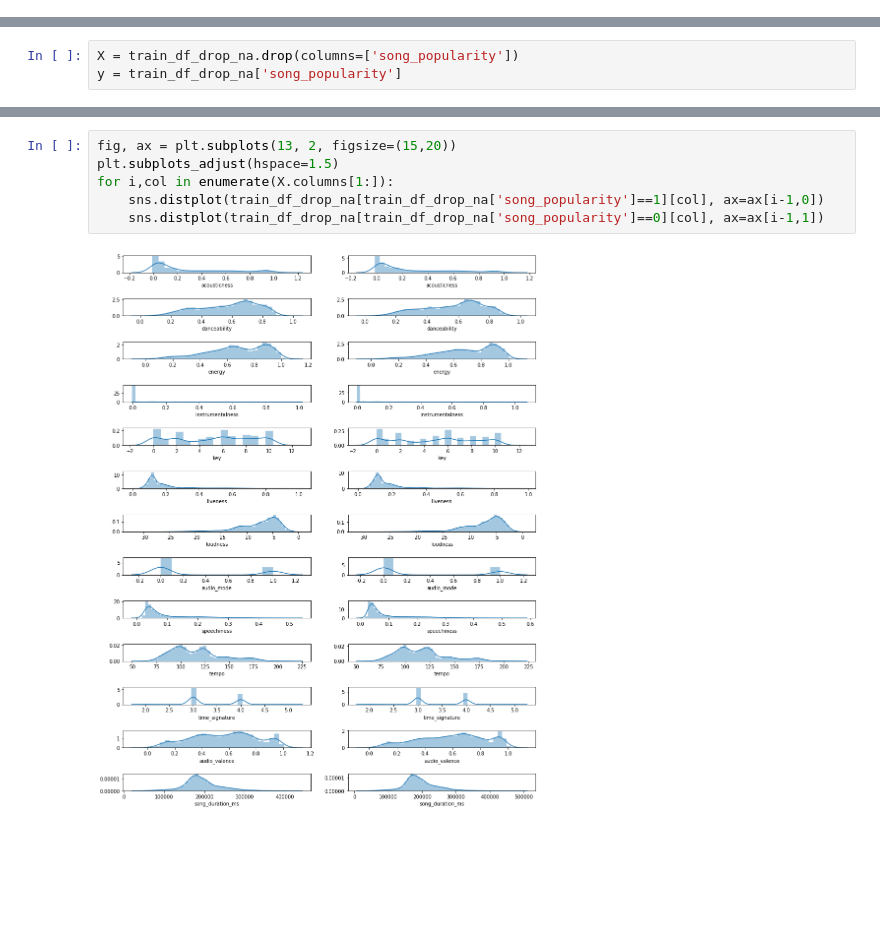
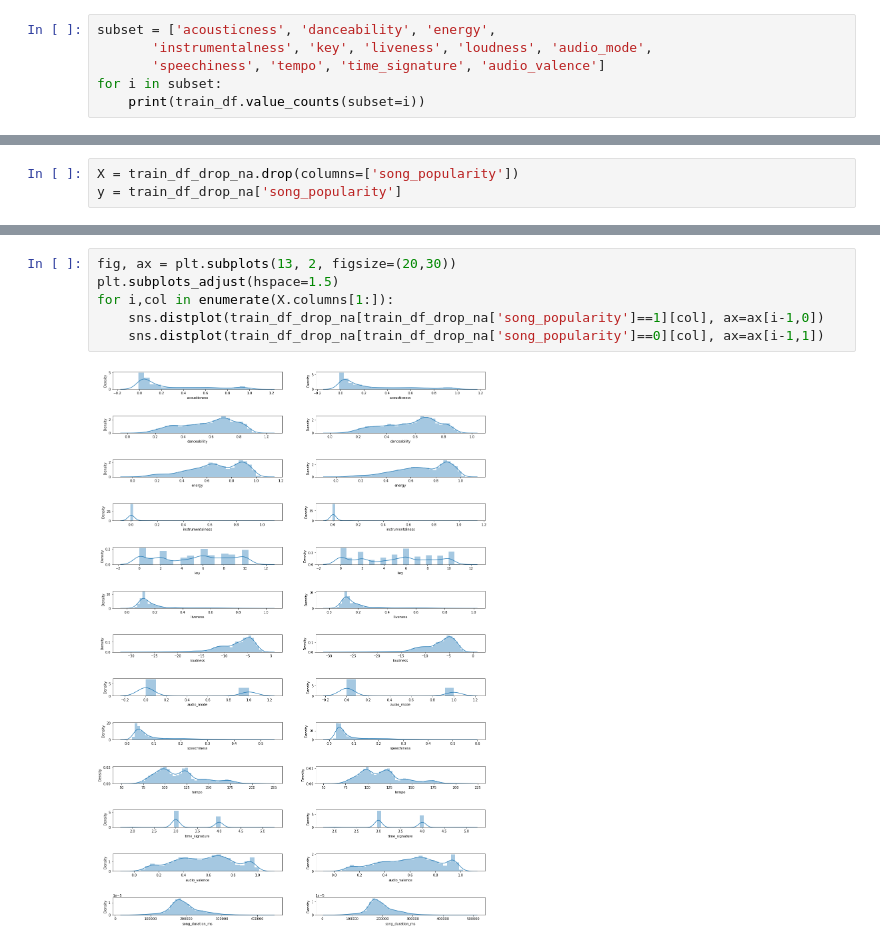
Before and after one commit to rohansharma777/song-popularity-prediction, a Jupyter notebook: EDA.ipynb, the cells around one changed output, grey strips where cells are left out. Saved outputs shown, nothing was run; the diff lists cells and outputs as text; blank space fills up the shorter version.

```diff
--- a/EDA.ipynb
+++ b/EDA.ipynb
@@ -48,0 +54,6 @@ memory usage: 4.6 MB
+# %%
+subset = ['acousticness', 'danceability', 'energy',
+       'instrumentalness', 'key', 'liveness', 'loudness', 'audio_mode',
+       'speechiness', 'tempo', 'time_signature', 'audio_valence']
+for i in subset:
+    print(train_df.value_counts(subset=i))
@@ -94,9 +123,9 @@ for i,col in enumerate(X.columns[1:]):
 # %%
-fig, ax = plt.subplots(13, 2, figsize=(15,20))
+fig, ax = plt.subplots(13, 2, figsize=(20,30))
 plt.subplots_adjust(hspace=1.5)
 for i,col in enumerate(X.columns[1:]):
     sns.distplot(train_df_drop_na[train_df_drop_na['song_popularity']==1][col], ax=ax[i-1,0])
     sns.distplot(train_df_drop_na[train_df_drop_na['song_popularity']==0][col], ax=ax[i-1,1])
 # %% [output]
-[figure, old version]
+[figure, new version]
 # %%
```
Also changed, not shown: parts of 5 cells of this notebook, 1 other file.
